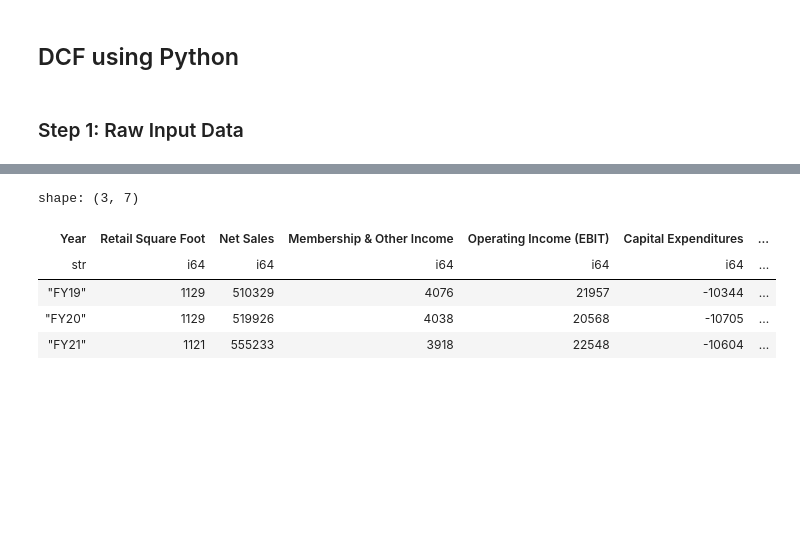
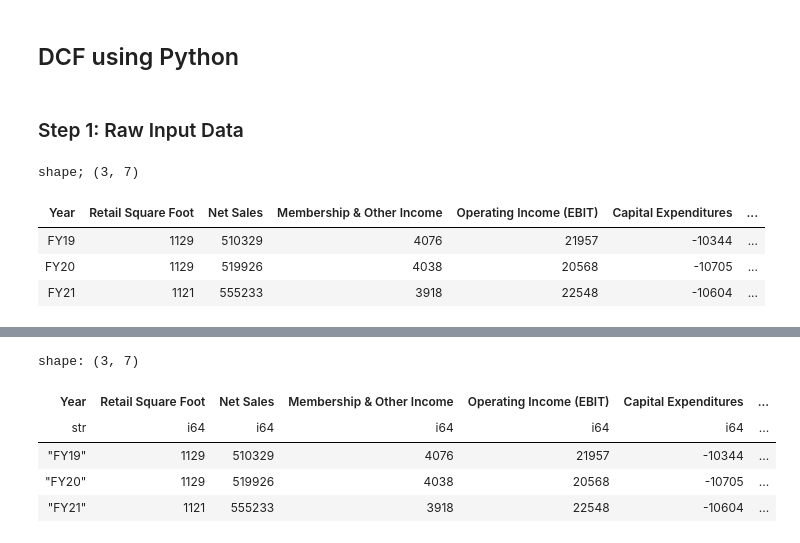
Before and after one commit to yjhan96/excelify, a Jupyter notebook: experiments/scratch.ipynb, the cells around one changed output, grey strips where cells are left out. Cells and saved outputs as stored; diff of their text form; code cells hidden in the pictures; blank space fills up the shorter version.

```diff
--- a/experiments/scratch.ipynb
+++ b/experiments/scratch.ipynb
@@ -55,3 +58,24 @@ df["x"]
 # %%
 tax_rates = [6858. / 20564., 4915. / 20116., 4281. / 11460.]
 effective_tax_rate = sum(tax_rates) / len(tax_rates)
+# %%
+df = el.ExcelFrame(
+    {
+        "Year": ["FY19", "FY20", "FY21"],
+        "Retail Square Foot": [1129, 1129, 1121],
+        "Net Sales": [510_329, 519_926, 555_233],
+        "Membership & Other Income": [4076, 4038, 3918],
+        "Operating Income (EBIT)": [21_957, 20_568, 22_548],
+        "Capital Expenditures": [-10_344, -10_705, -10_604],
+        "Depreciation & Amortization": [10_678, 10_987, 11_152],
+    }
+)
+fy18_retail_square_foot = 1158
+# %%
+df
+# %% [output]
+shape; (3, 7)
+| Year | Retail Square Foot | Net Sales | Membership & Other Income | Operating Income (EBIT) | Capital Expenditures | ... |
+| FY19 | 1129 | 510329 | 4076 | 21957 | -10344 | ... |
+| FY20 | 1129 | 519926 | 4038 | 20568 | -10705 | ... |
+| FY21 | 1121 | 555233 | 3918 | 22548 | -10604 | ... |
```
Also changed, not shown: parts of 8 cells of this notebook, 6 other files.
